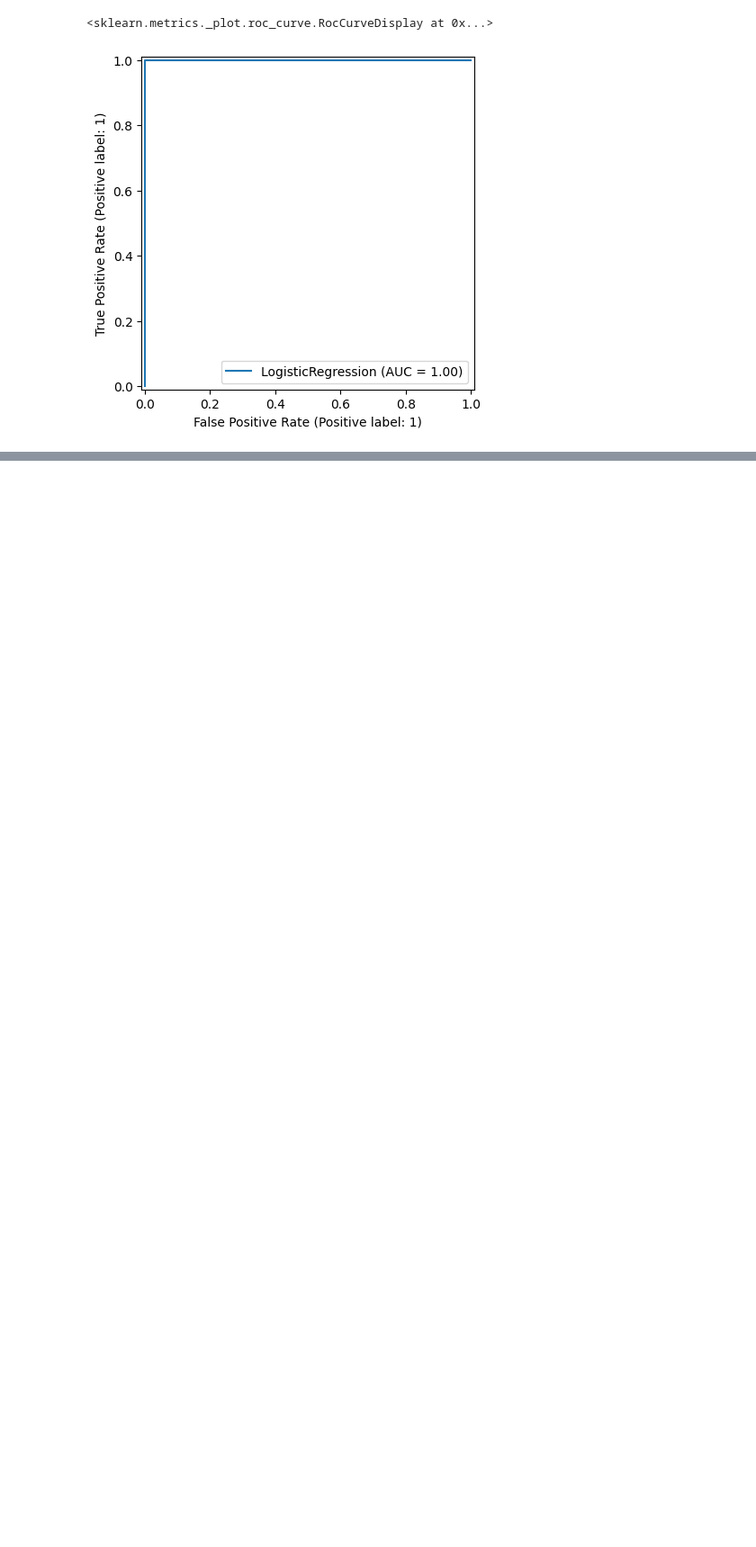
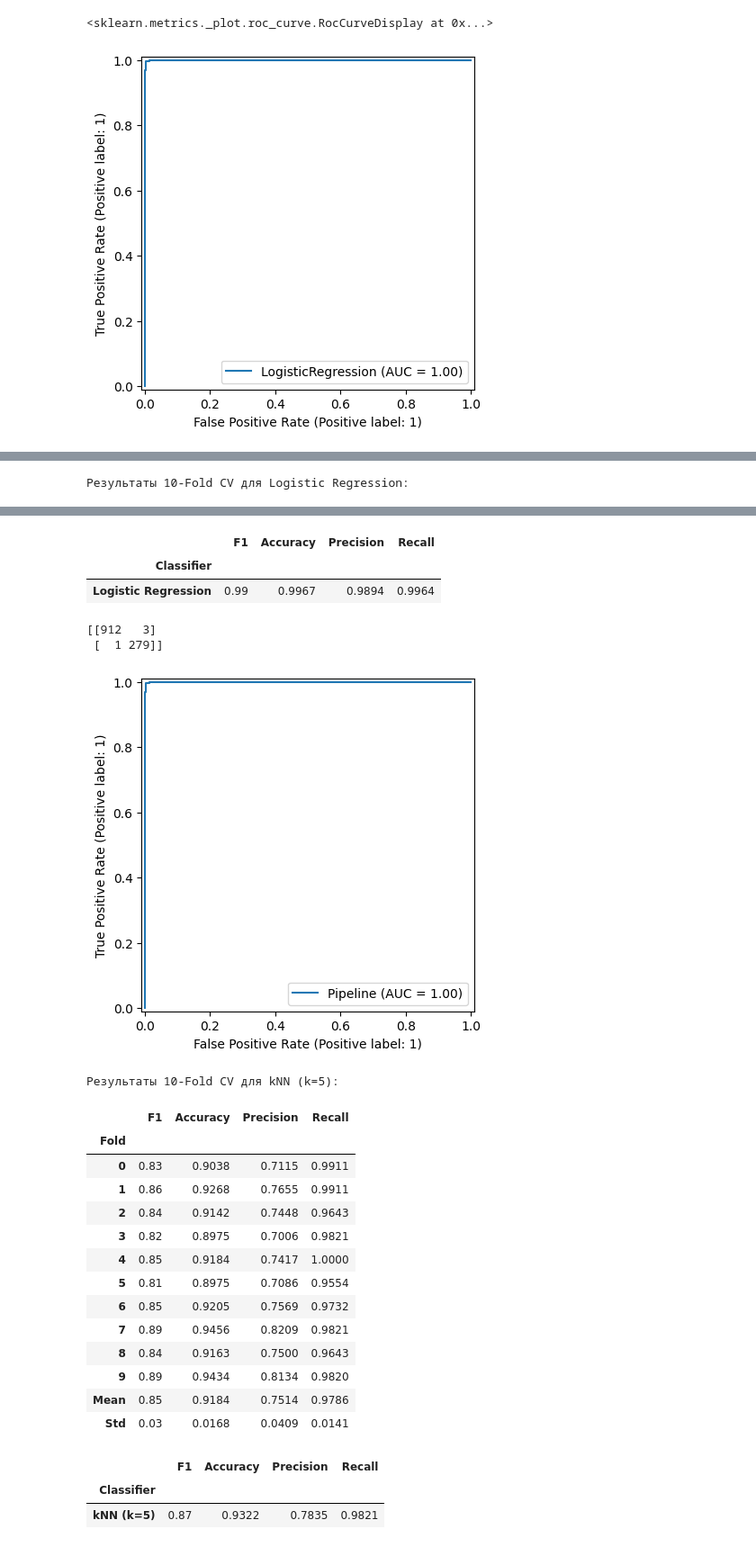
Before and after one commit to Baklanov-Daniil/master, a Jupyter notebook: mlbd/notebooks/lab3.ipynb, the cells around one changed output, grey strips where cells are left out. Shown at 90% size. Cells and saved outputs as stored; diff of their text form; code cells hidden in the pictures; blank space fills up the shorter version.

```diff
--- a/mlbd/notebooks/lab3.ipynb
+++ b/mlbd/notebooks/lab3.ipynb
@@ -186,0 +282,9 @@ RocCurveDisplay.from_estimator(logictic_regression, X_test, y_pred)
+# %%
+logictic_regression.fit(X_train_bal, y_train_bal)
+
+y_pred_train = logictic_regression.predict(X_train_bal)
+y_pred_test = logictic_regression.predict(X_test)
+
+print(accuracy_score(y_test, y_pred_test))
+
+print(confusion_matrix(y_train_bal, y_pred_train))
@@ -186,0 +380,39 @@ RocCurveDisplay.from_estimator(logictic_regression, X_test, y_pred)
+# %%
+classifiers = {
+    "Logistic Regression": LogisticRegression(max_iter=1000, random_state=42),
+    "kNN (k=5)": KNeighborsClassifier(n_neighbors=5),
+    "Naive Bayes": GaussianNB(),
+    # "SVM (Linear)": SVC(kernel='linear', probability=True, random_state=42),
+    # "SVM (RBF)": SVC(kernel='rbf', probability=True, random_state=42)
+}
+
+cv = StratifiedKFold(n_splits=10, shuffle=True, random_state=42)
+
+holdout_results = pd.DataFrame()
+cv_all_results = pd.DataFrame()
+
+for name, model in classifiers.items():
+    model_pipeline = Pipeline_imb([
+        ('smote', SMOTE(random_state=42)),
+        ('clf', model)
+    ])
+
+    cv_results = cross_validate(
+        model_pipeline,
+        X_train, y_train,
+        cv=cv,
+        scoring=['accuracy', 'f1', 'precision', 'recall']
+    )
+
+    model_pipeline.fit(X_train, y_train)
+    y_pred_test = model_pipeline.predict(X_test)
+
+    cv_results = format_cv_table(cv_results, model_name=name)
+    holdout_result = get_holdout_metrics(y_test, y_pred_test, name)
+    print(confusion_matrix(y_test, y_pred_test))
+    RocCurveDisplay.from_estimator(model_pipeline, X_test, y_test)
+    plt.show()
+
+holdout_results
+# %% [output]
+Результаты 10-Fold CV для Logistic Regression:
@@ -186,0 +433,24 @@ RocCurveDisplay.from_estimator(logictic_regression, X_test, y_pred)
+|  | F1 | Accuracy | Precision | Recall |
+| Classifier |  |  |  |  |
+| Logistic Regression | 0.99 | 0.9967 | 0.9894 | 0.9964 |
+[[912   3]
+ [  1 279]]
+[figure, added]
+Результаты 10-Fold CV для kNN (k=5):
+|  | F1 | Accuracy | Precision | Recall |
+| Fold |  |  |  |  |
+| 0 | 0.83 | 0.9038 | 0.7115 | 0.9911 |
+| 1 | 0.86 | 0.9268 | 0.7655 | 0.9911 |
+| 2 | 0.84 | 0.9142 | 0.7448 | 0.9643 |
+| 3 | 0.82 | 0.8975 | 0.7006 | 0.9821 |
+| 4 | 0.85 | 0.9184 | 0.7417 | 1.0000 |
+| 5 | 0.81 | 0.8975 | 0.7086 | 0.9554 |
+| 6 | 0.85 | 0.9205 | 0.7569 | 0.9732 |
+| 7 | 0.89 | 0.9456 | 0.8209 | 0.9821 |
+| 8 | 0.84 | 0.9163 | 0.7500 | 0.9643 |
+| 9 | 0.89 | 0.9434 | 0.8134 | 0.9820 |
+| Mean | 0.85 | 0.9184 | 0.7514 | 0.9786 |
+| Std | 0.03 | 0.0168 | 0.0409 | 0.0141 |
+|  | F1 | Accuracy | Precision | Recall |
+| Classifier |  |  |  |  |
+| kNN (k=5) | 0.87 | 0.9322 | 0.7835 | 0.9821 |
```
Also changed, not shown: parts of 18 cells of this notebook.
